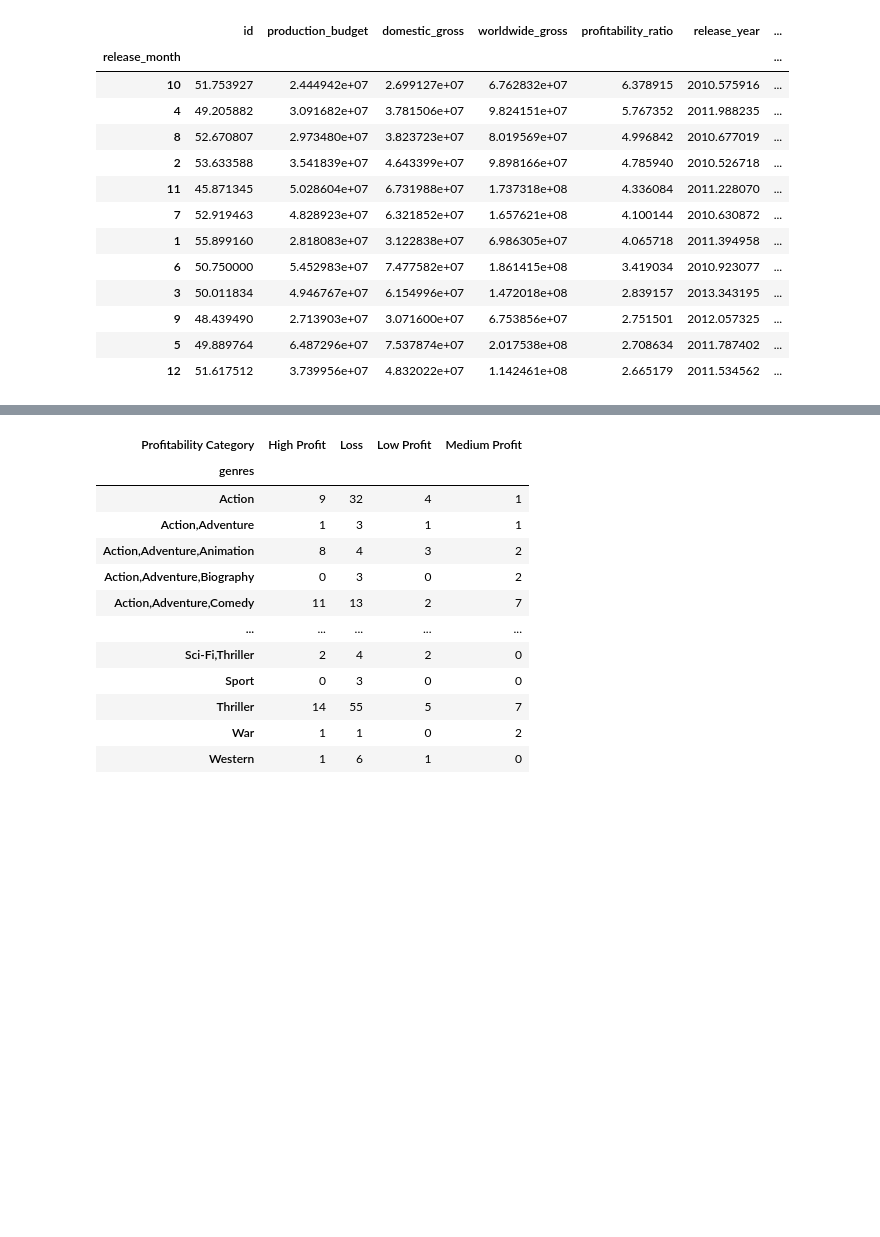
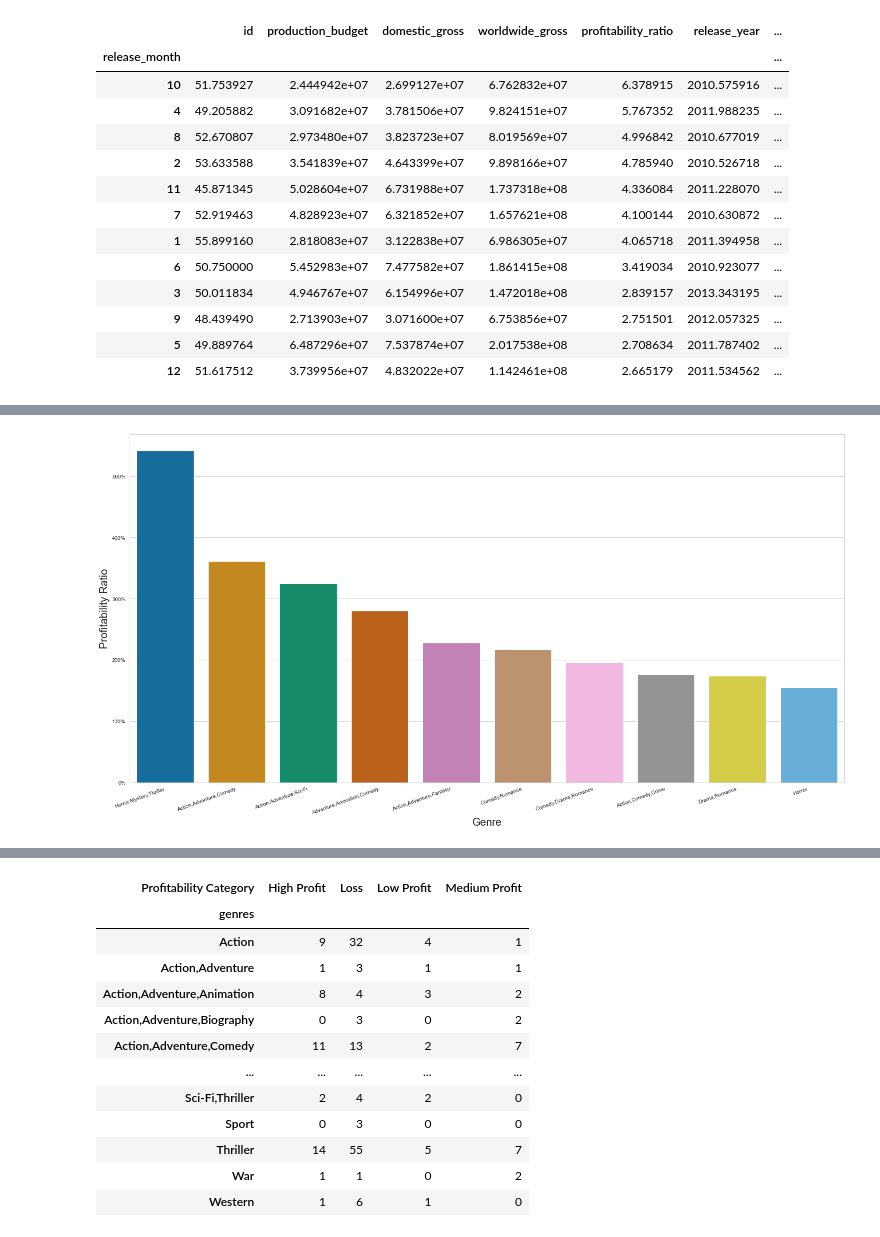
Before and after one commit to kmcneil901/Film-Type-Proposal-09.2023, a Jupyter notebook: student.ipynb, the cells around one changed output, grey strips where cells are left out. Cells and saved outputs as stored; diff of their text form; code cells hidden in the pictures; blank space fills up the shorter version.

```diff
--- a/student.ipynb
+++ b/student.ipynb
@@ -688,0 +676,2 @@ merged_basics_and_budgets
+# %%
+merged_basics_and_budgets_genres = merged_basics_and_budgets[merged_basics_and_budgets['genres'].map(merged_basics_and_budgets['genres'].value_counts()) >= 30]
@@ -688,0 +694,3 @@ merged_basics_and_budgets
+# %%
+merged_basics_and_budgets_genres_medians = merged_basics_and_budgets_genres.groupby('genres').median().sort_values(by='profitability_ratio', ascending=False).head(10)
+merged_basics_and_budgets_genres_medians
@@ -688,0 +710,12 @@ merged_basics_and_budgets
+# %%
+fig, ax = plt.subplots(figsize=(24,12))
+sns.set_style("whitegrid")
+
+sns.barplot(x=merged_basics_and_budgets_genres_medians.index, y=merged_basics_and_budgets_genres_medians['profitability_ratio'], palette='colorblind')
+
+ax.set_xlabel('Genre', fontsize=20)
+ax.set_ylabel('Profitability Ratio', fontsize=20)
+ax.set_xticklabels(ax.get_xticklabels(), rotation=20, ha="right")
+ax.axes.yaxis.set_major_formatter(PercentFormatter(1));
+# %% [output]
+[figure, added]
```
Also changed, not shown: parts of 45 cells of this notebook.
